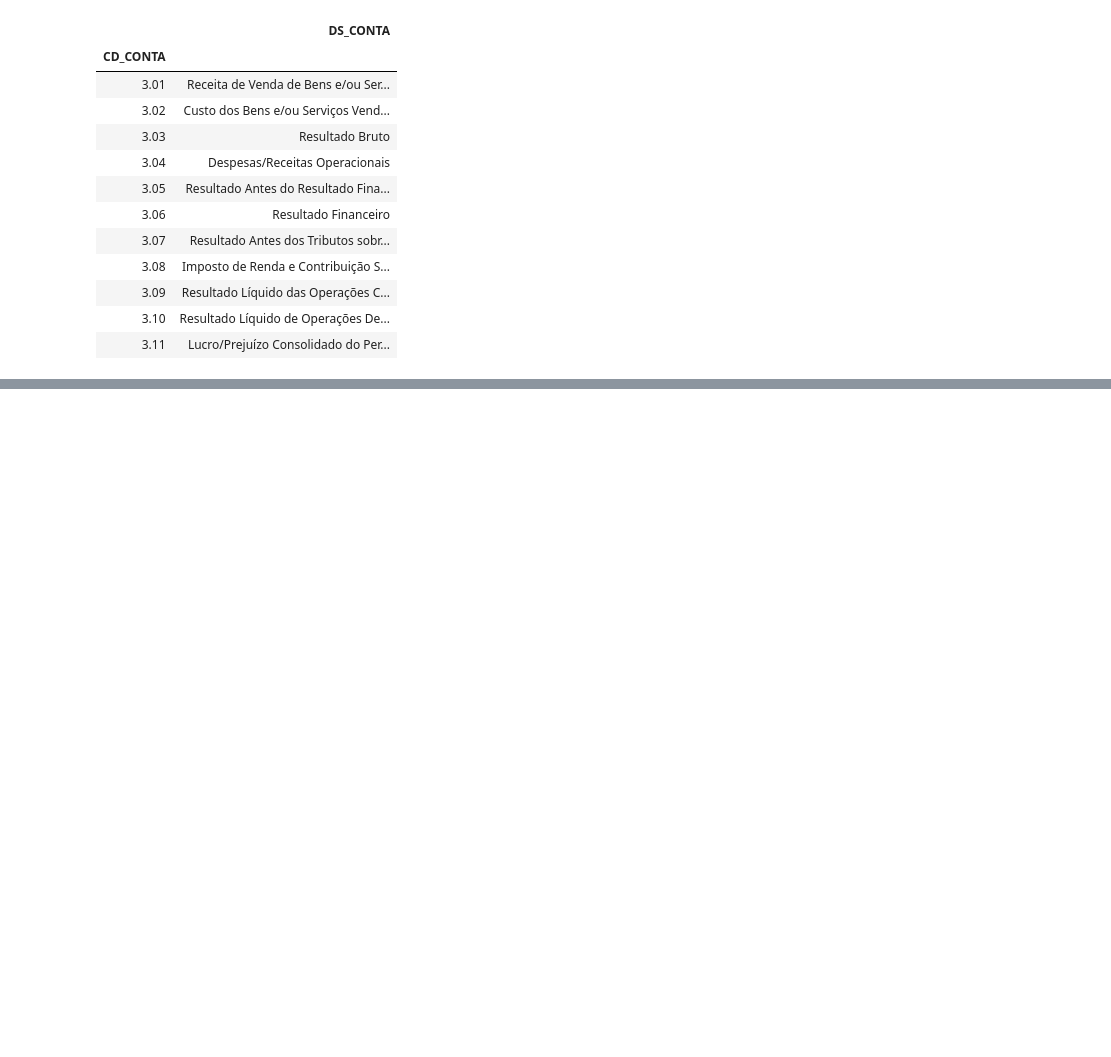
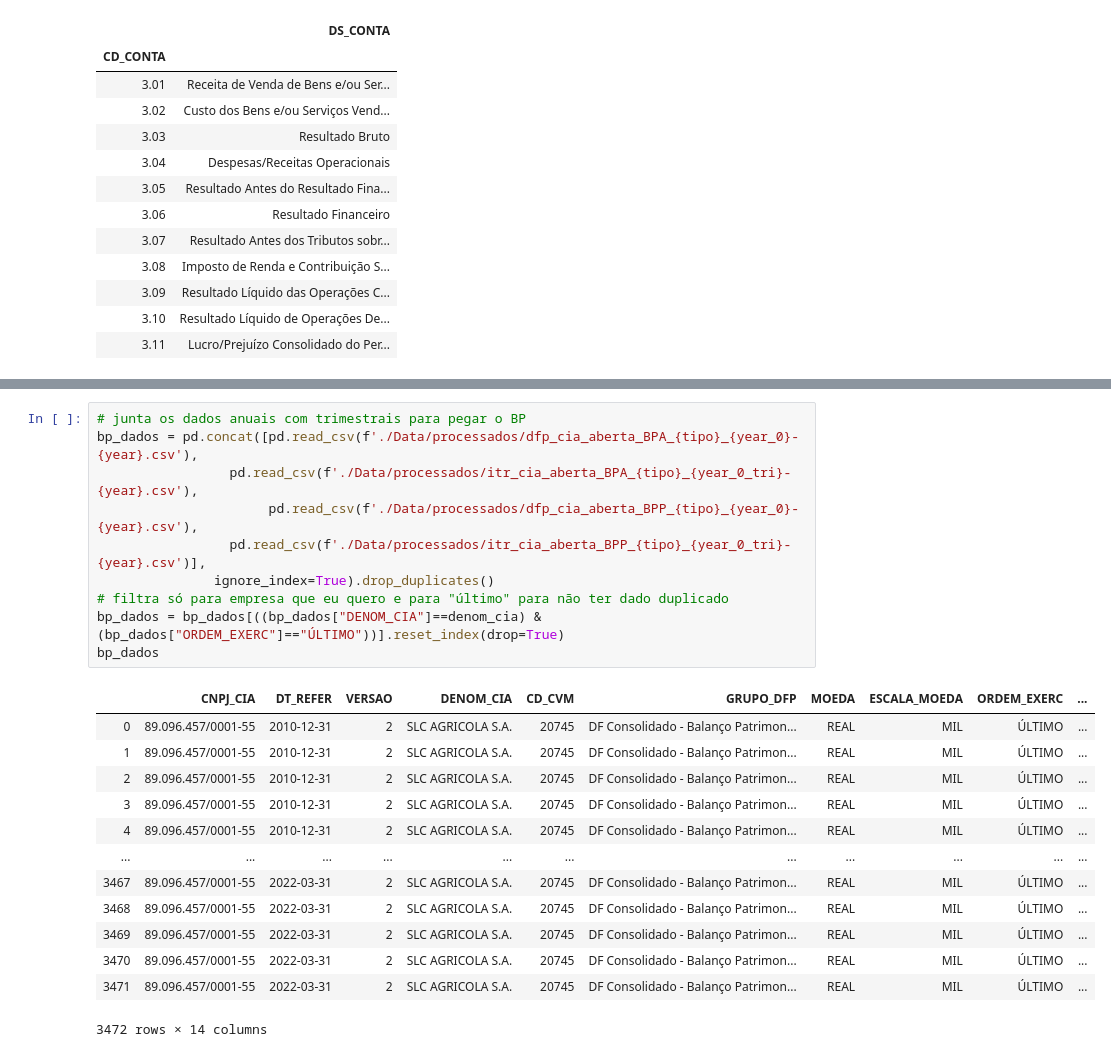
Before and after one commit to ggarmatter/Extrai-dados-CVM, a Jupyter notebook: Extrai dados CVM.ipynb, the cells around one changed output, grey strips where cells are left out. Drawn from its saved outputs; the diff is of its cells as text; blank space fills up the shorter version.

```diff
--- a/Extrai dados CVM.ipynb
+++ b/Extrai dados CVM.ipynb
@@ -290,0 +285,24 @@ resultado_dre
+# %%
+# junta os dados anuais com trimestrais para pegar o BP
+bp_dados = pd.concat([pd.read_csv(f'./Data/processados/dfp_cia_aberta_BPA_{tipo}_{year_0}-{year}.csv'),
+                 pd.read_csv(f'./Data/processados/itr_cia_aberta_BPA_{tipo}_{year_0_tri}-{year}.csv'),
+                      pd.read_csv(f'./Data/processados/dfp_cia_aberta_BPP_{tipo}_{year_0}-{year}.csv'),
+                 pd.read_csv(f'./Data/processados/itr_cia_aberta_BPP_{tipo}_{year_0_tri}-{year}.csv')],
+               ignore_index=True).drop_duplicates()
+# filtra só para empresa que eu quero e para "último" para não ter dado duplicado
+bp_dados = bp_dados[((bp_dados["DENOM_CIA"]==denom_cia) & (bp_dados["ORDEM_EXERC"]=="ÚLTIMO"))].reset_index(drop=True)
+bp_dados
+# %% [output]
+|  | CNPJ_CIA | DT_REFER | VERSAO | DENOM_CIA | CD_CVM | GRUPO_DFP | MOEDA | ESCALA_MOEDA | ORDEM_EXERC | ... |
+| 0 | 89.096.457/0001-55 | 2010-12-31 | 2 | SLC AGRICOLA S.A. | 20745 | DF Consolidado - Balanço Patrimon... | REAL | MIL | ÚLTIMO | ... |
+| 1 | 89.096.457/0001-55 | 2010-12-31 | 2 | SLC AGRICOLA S.A. | 20745 | DF Consolidado - Balanço Patrimon... | REAL | MIL | ÚLTIMO | ... |
+| 2 | 89.096.457/0001-55 | 2010-12-31 | 2 | SLC AGRICOLA S.A. | 20745 | DF Consolidado - Balanço Patrimon... | REAL | MIL | ÚLTIMO | ... |
+| 3 | 89.096.457/0001-55 | 2010-12-31 | 2 | SLC AGRICOLA S.A. | 20745 | DF Consolidado - Balanço Patrimon... | REAL | MIL | ÚLTIMO | ... |
+| 4 | 89.096.457/0001-55 | 2010-12-31 | 2 | SLC AGRICOLA S.A. | 20745 | DF Consolidado - Balanço Patrimon... | REAL | MIL | ÚLTIMO | ... |
+| ... | ... | ... | ... | ... | ... | ... | ... | ... | ... | ... |
+| 3467 | 89.096.457/0001-55 | 2022-03-31 | 2 | SLC AGRICOLA S.A. | 20745 | DF Consolidado - Balanço Patrimon... | REAL | MIL | ÚLTIMO | ... |
+| 3468 | 89.096.457/0001-55 | 2022-03-31 | 2 | SLC AGRICOLA S.A. | 20745 | DF Consolidado - Balanço Patrimon... | REAL | MIL | ÚLTIMO | ... |
+| 3469 | 89.096.457/0001-55 | 2022-03-31 | 2 | SLC AGRICOLA S.A. | 20745 | DF Consolidado - Balanço Patrimon... | REAL | MIL | ÚLTIMO | ... |
+| 3470 | 89.096.457/0001-55 | 2022-03-31 | 2 | SLC AGRICOLA S.A. | 20745 | DF Consolidado - Balanço Patrimon... | REAL | MIL | ÚLTIMO | ... |
+| 3471 | 89.096.457/0001-55 | 2022-03-31 | 2 | SLC AGRICOLA S.A. | 20745 | DF Consolidado - Balanço Patrimon... | REAL | MIL | ÚLTIMO | ... |
+3472 rows × 14 columns
```
Also changed, not shown: parts of 7 cells of this notebook.
